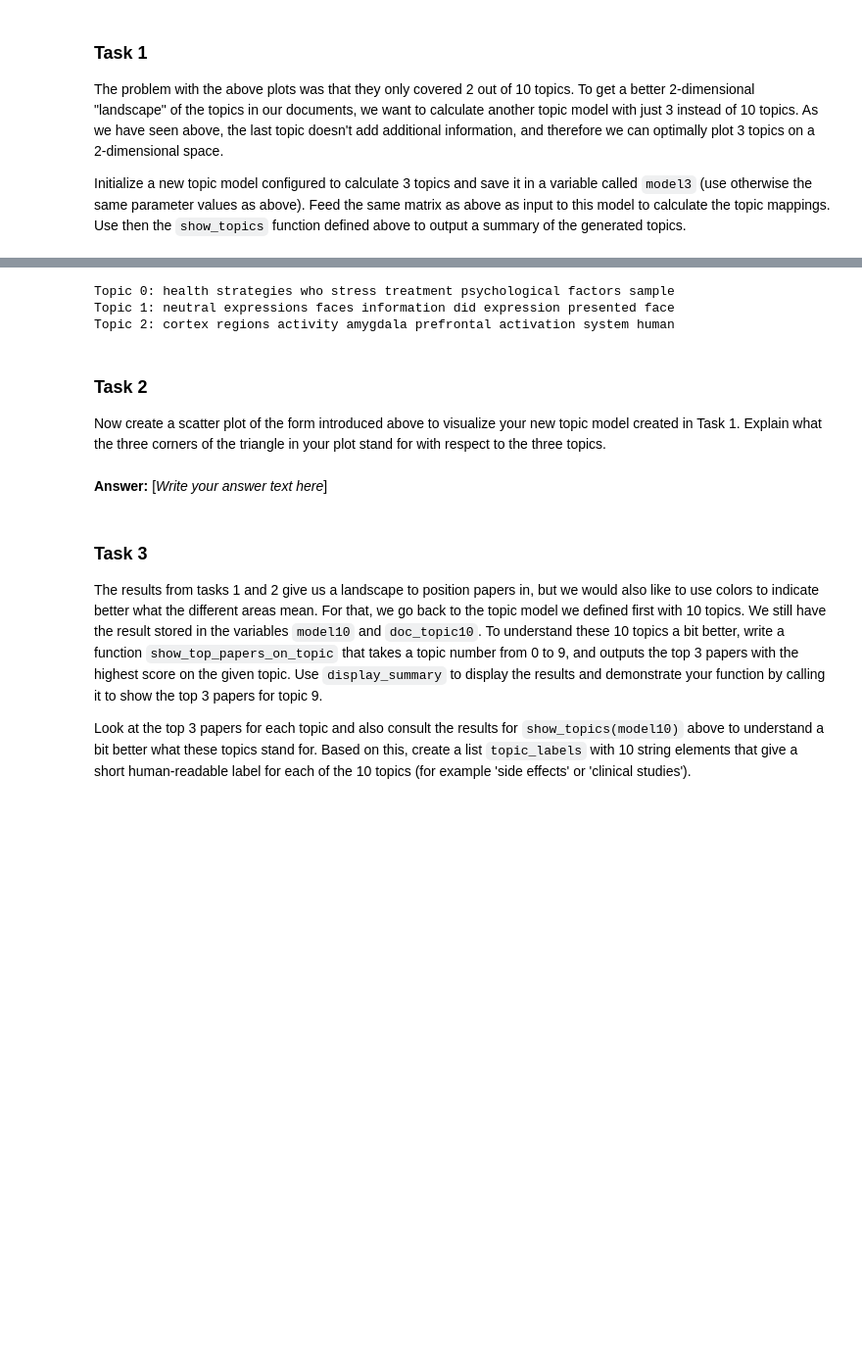
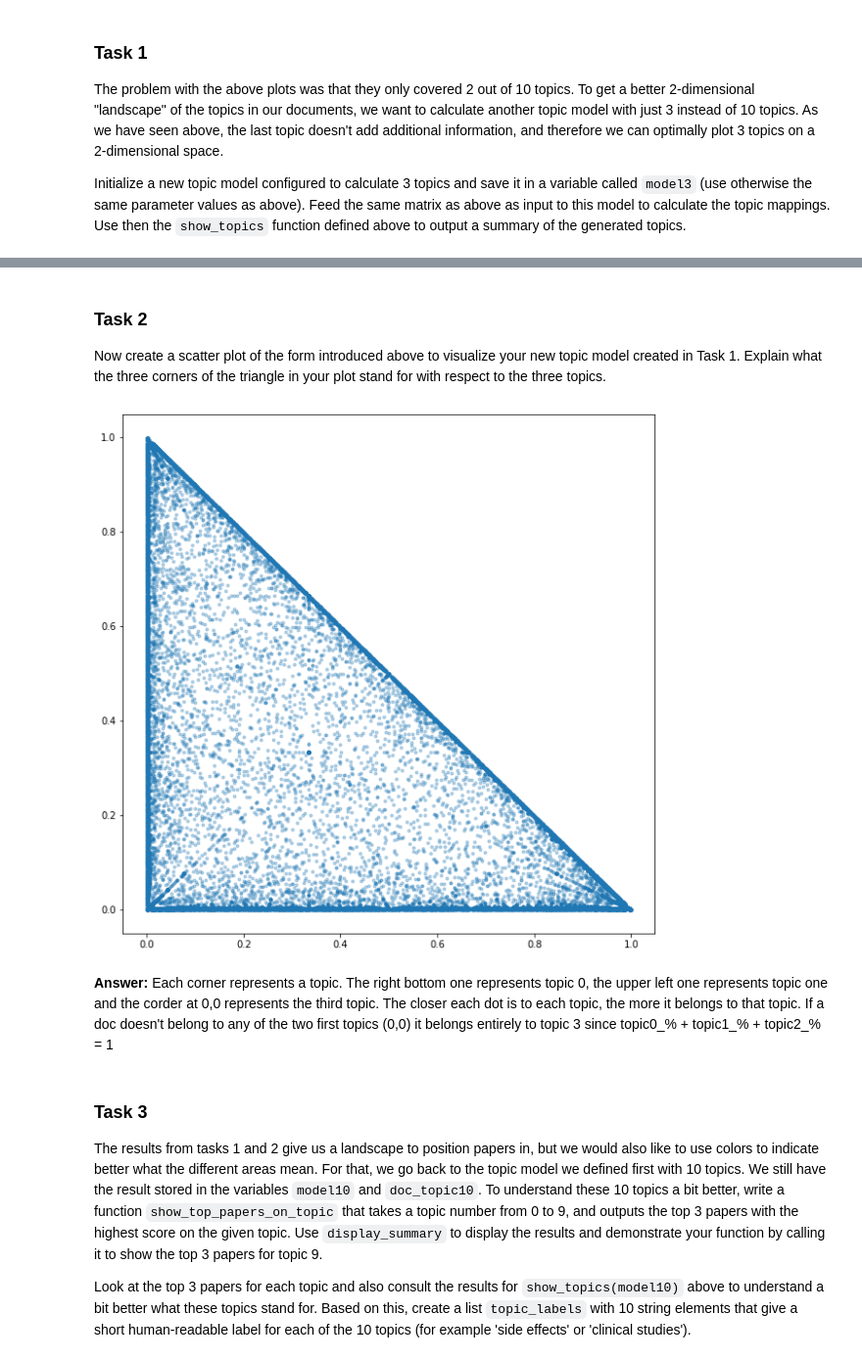
Before and after one commit to bang-a-coder/information-retrieval-ass, a Jupyter notebook: 06_clustering.ipynb, the cells around one changed output, grey strips where cells are left out. Shown: that part at 98% size. Cells and saved outputs as stored; diff of their text form; code cells hidden in the pictures; blank space fills up the shorter version.

```diff
--- a/06_clustering.ipynb
+++ b/06_clustering.ipynb
@@ -293,10 +283,4 @@ INFO:lda:<49> log likelihood: -17932252
 <lda.lda.LDA at 0x...>
-# %%
-show_topics(model3)
-# %% [output]
-Topic 0: health strategies who stress treatment psychological factors sample
-Topic 1: neutral expressions faces information did expression presented face
-Topic 2: cortex regions activity amygdala prefrontal activation system human
 # %% [markdown]
 ### Task 2
 
@@ -306,5 +288,11 @@ Now create a scatter plot of the form introduced above to visualize your new top
-# %% [markdown]
-**Answer:** [_Write your answer text here_]
+# %%
+# Add your code here
+doc_topic3 = model3.doc_topic_
+plt.scatter(doc_topic3[:,0], doc_topic3[:,1], marker='.', alpha=0.3);
+# %% [output]
+[figure, added]
+# %% [markdown]
+**Answer:** Each corner represents a topic. The right bottom one represents topic 0, the upper left one represents topic one and the corder at 0,0 represents the third topic. The closer each dot is to each topic, the more it belongs to that topic. If a doc doesn't belong to any of the two first topics (0,0) it belongs entirely to topic 3 since topic0_% + topic1_% + topic2_% = 1
 # %% [markdown]
 ### Task 3
 
```
Also changed, not shown: parts of 15 cells of this notebook.
